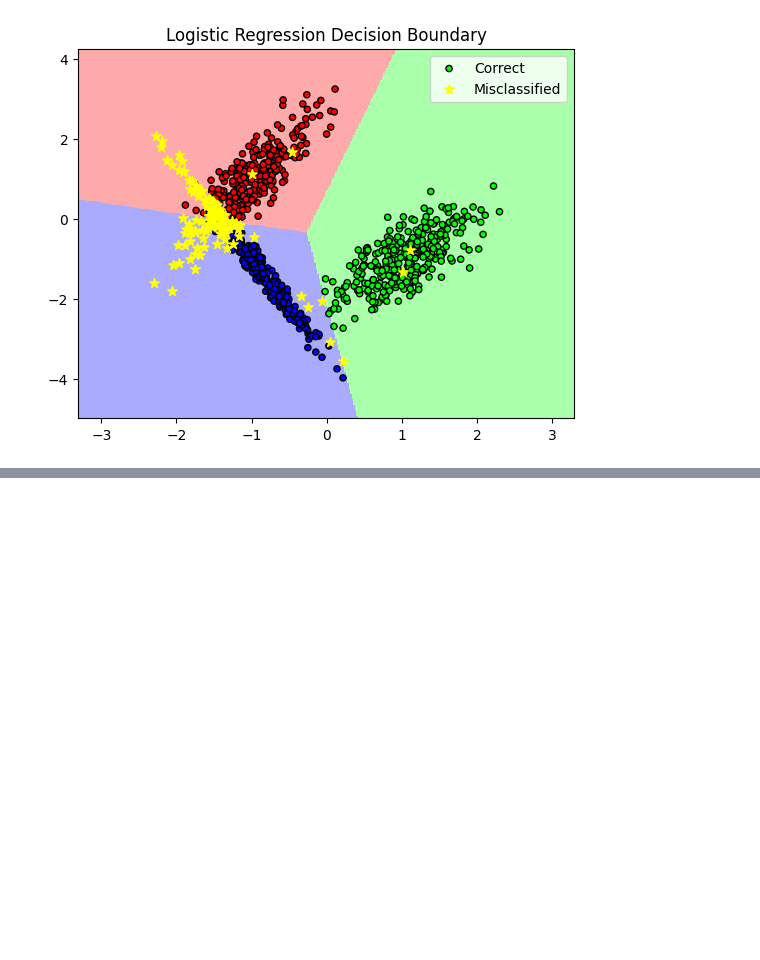
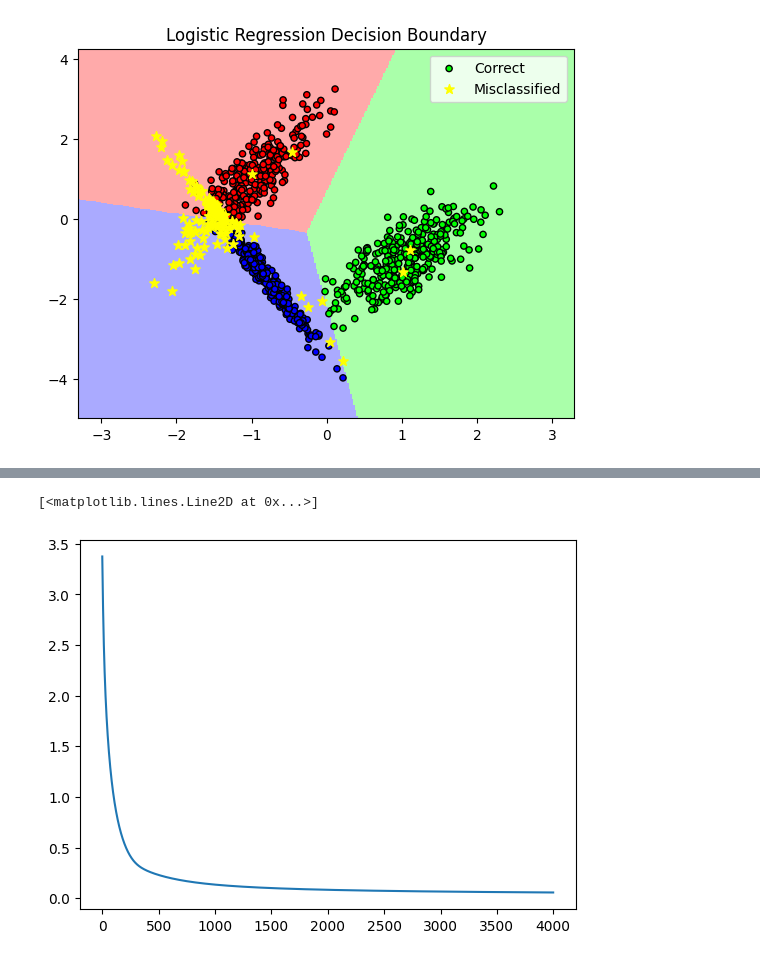
Before and after one commit to parsashokrollahi/machinelearning2023, a Jupyter notebook: Untitled9.ipynb, the cells around one changed output, grey strips where cells are left out. Drawn from its saved outputs; the diff is of its cells as text; code cells hidden in the pictures; blank space fills up the shorter version.

```diff
--- a/Untitled9.ipynb
+++ b/Untitled9.ipynb
@@ -354,3 +354,75 @@ plot_decision_boundary(logreg_model, X, y, 'Logistic Regression Decision Boundar
 Accuracy: 0.87
 [figure]
 [figure]
+# %%
+#Q2
+! pip install --upgrade --no-cache-dir gdown
+! gdown 1EqYX552b90gRE6h19xOKLYZgNkPXaxS_
+import pandas as pd
+import numpy as np
+from sklearn.utils import shuffle
+from sklearn.datasets import make_classification
+from sklearn.linear_model import LogisticRegression , SGDClassifier
+import matplotlib.pyplot as plt
+from sklearn.model_selection import train_test_split
+
+file = pd.read_csv (r'/content/data_banknote_authentication.txt')
+#file = read_file.to_csv (r'/content/data_banknote_authentication.csv')
+headerlist = ['feature1' , 'feature2','feature3','feature4','feature5']
+file.to_csv("/content/data_banknote_authentication.csv" ,header = headerlist)
+df = pd.read_csv("/content/data_banknote_authentication.csv")
+df = shuffle(df)
+df
+X = df[["feature1" ,"feature2" , "feature3" , "feature4"]].values
+
+y = df[["feature5"]].values # target = feature5
+X ,y
+
+x_train , x_test , y_train , y_test = train_test_split(X , y , test_size = 0.2)
+x_train.shape , x_test.shape , y_train.shape , y_test.shape
+
+def sigmoid(x):
+  return 1/(1 + np.exp(-x))
+
+def logistic_regression(x , w):
+  y_hat = sigmoid(x @ w)
+  return y_hat
+
+def bce(y , y_hat):
+  loss = -(np.mean(y*np.log(y_hat) + (1-y)*np.log(1-y_hat)))
+  return loss
+
+def gradient(x , y  ,y_hat):
+  grads = (x.T @(y_hat - y)) / len(y)
+  return grads
+
+def gradient_descent(w , eta , grads):
+  w -= eta*grads
+  return w
+
+def accuracy(y , y_hat):
+  acc = np.sum(y==np.round(y_hat)) / len(y)
+  return acc
+
+x_train = np.hstack((np.ones((len(x_train) , 1)) , x_train))
+x_train.shape
+
+m = 4
+w = np.random.randn(m+1 , 1)
+print(w.shape)
+eta = 0.01
+n_epochs = 4000
+
+error_hist = []
+for epoch in range(n_epochs):
+  y_hat = logistic_regression(x_train , w)
+
+  e = bce(y_train , y_hat)
+  error_hist.append(e)
+  grads = gradient(x_train , y_train , y_hat)
+  w = gradient_descent(w , eta , grads)
+  if(epoch + 1) % 100 == 0:
+    print(f"Epoch = {epoch} , \t E = {e:.4} \t w={w.T[0]}")
+
+plt.plot(error_hist)
+# %% [output]
@@ -356,0 +446,2 @@ Accuracy: 0.87
+[<matplotlib.lines.Line2D at 0x...>]
+[figure, added]
```
Also changed, not shown: parts of 2 cells of this notebook.
